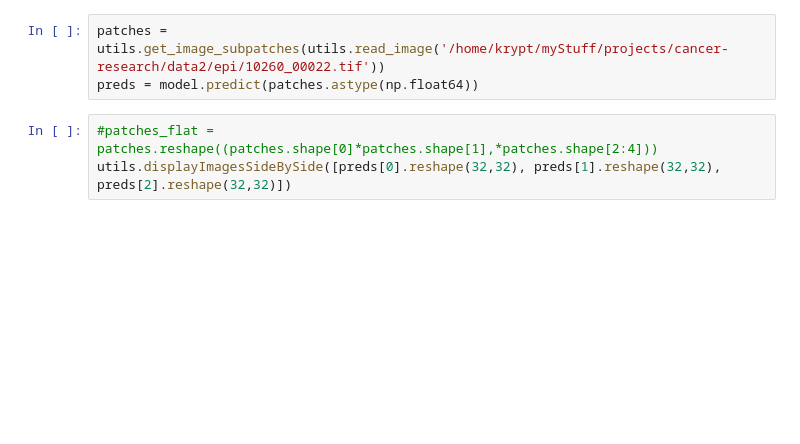
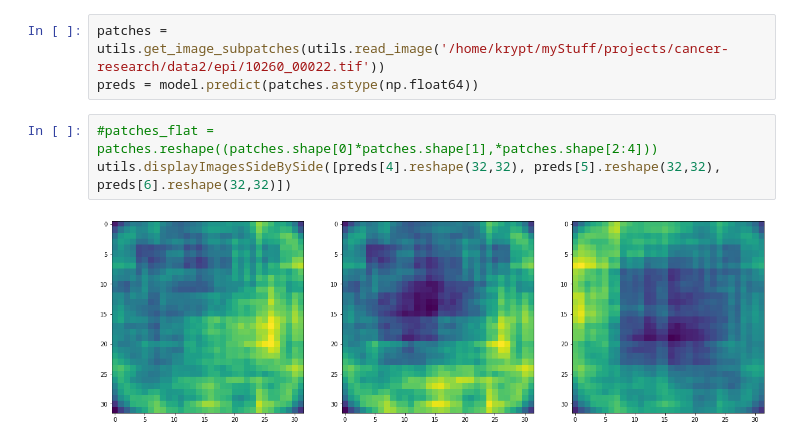
Before and after one commit to HelioStrike/pathomics-research-utils, a Jupyter notebook: examples/Segmentation.ipynb, the cells around one changed output. Saved outputs shown, nothing was run; the diff lists cells and outputs as text; blank space fills up the shorter version.

```diff
--- a/examples/Segmentation.ipynb
+++ b/examples/Segmentation.ipynb
@@ -45,4 +50,6 @@ patches = utils.get_image_subpatches(utils.read_image('/home/krypt/myStuff/proje
 preds = model.predict(patches.astype(np.float64))
 # %%
 #patches_flat = patches.reshape((patches.shape[0]*patches.shape[1],*patches.shape[2:4]))
-utils.displayImagesSideBySide([preds[0].reshape(32,32), preds[1].reshape(32,32), preds[2].reshape(32,32)])
+utils.displayImagesSideBySide([preds[4].reshape(32,32), preds[5].reshape(32,32), preds[6].reshape(32,32)])
+# %% [output]
+[figure, added]
```
Also changed, not shown: parts of 1 cell of this notebook, 2 other files.
